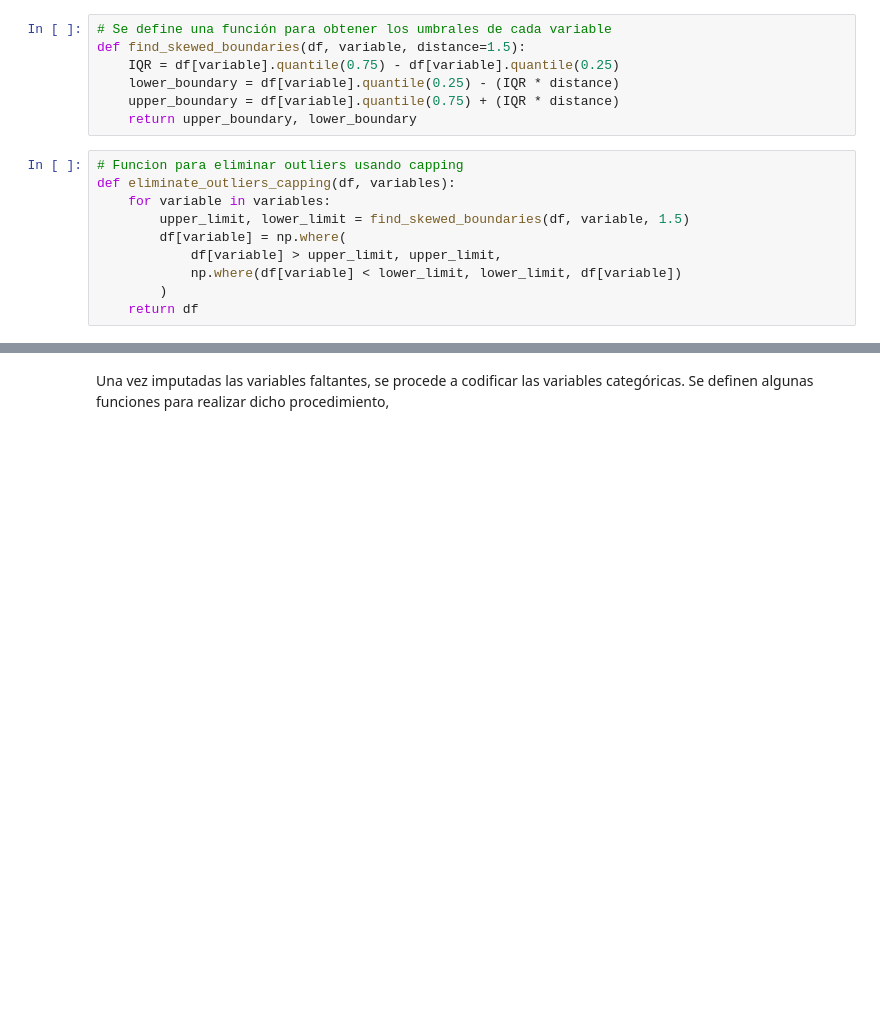
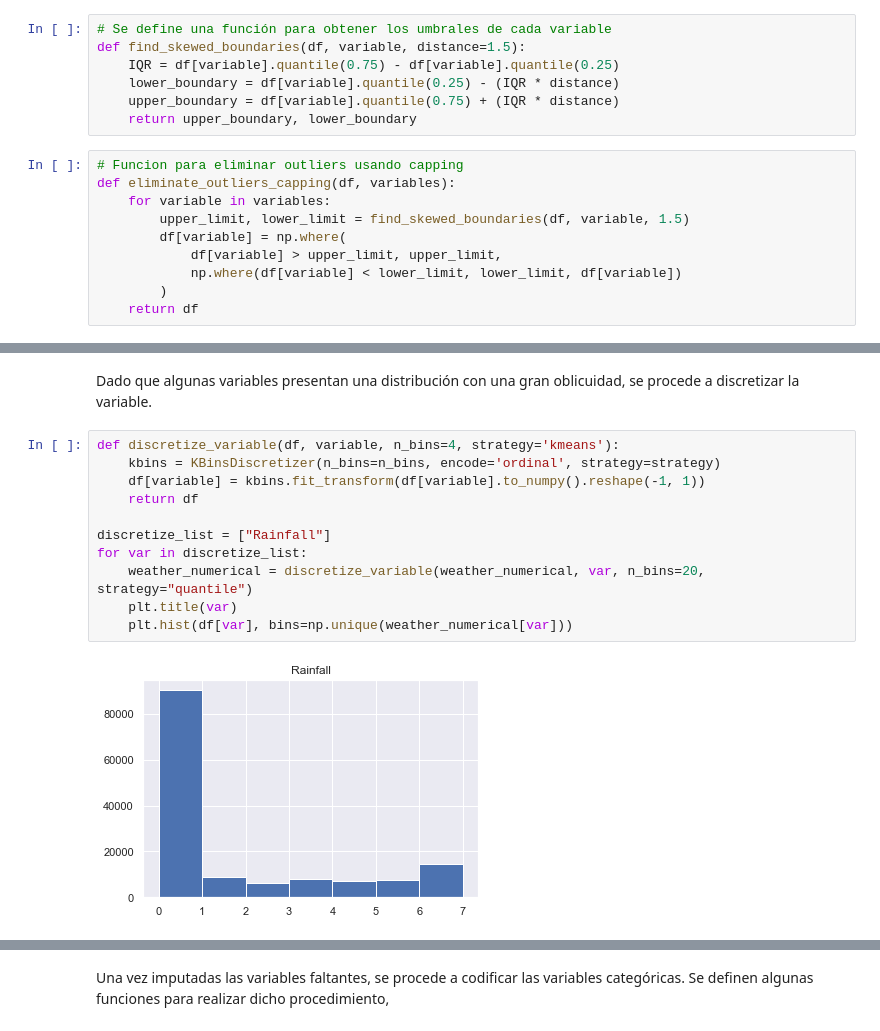
Before and after one commit to GonzaloRomeroR/CEIA, a Jupyter notebook: intro_ia/TP/TP.ipynb, the cells around one changed output, grey strips where cells are left out. Saved outputs shown, nothing was run; the diff lists cells and outputs as text; blank space fills up the shorter version.

```diff
--- a/intro_ia/TP/TP.ipynb
+++ b/intro_ia/TP/TP.ipynb
@@ -507,2 +511,17 @@ plot_box_whiskers(weather_numerical, weather_numerical.columns)
+# %% [markdown]
+Dado que algunas variables presentan una distribución con una gran oblicuidad, se procede a discretizar la variable.
+# %%
+def discretize_variable(df, variable, n_bins=4, strategy='kmeans'):
+    kbins = KBinsDiscretizer(n_bins=n_bins, encode='ordinal', strategy=strategy)
+    df[variable] = kbins.fit_transform(df[variable].to_numpy().reshape(-1, 1))
+    return df
+
+discretize_list = ["Rainfall"]
+for var in discretize_list:
+    weather_numerical = discretize_variable(weather_numerical, var, n_bins=20, strategy="quantile")
+    plt.title(var)
+    plt.hist(df[var], bins=np.unique(weather_numerical[var]))
+# %% [output]
+[figure, added]
 # %%
 # Se eliminan los outliers utilizando capping
```
Also changed, not shown: parts of 6 cells of this notebook.
